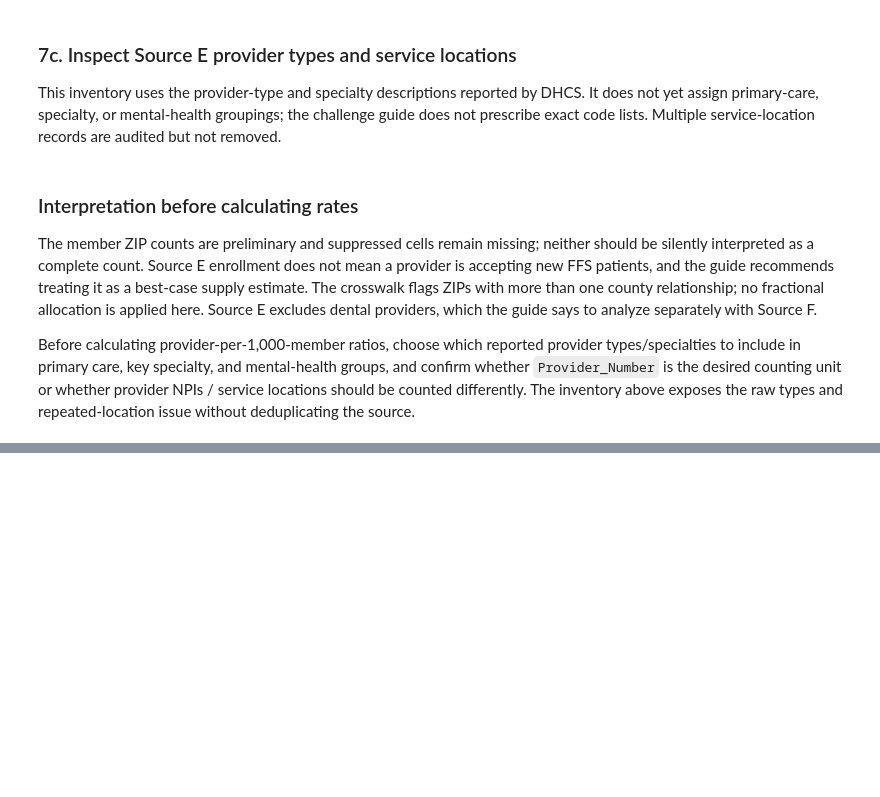
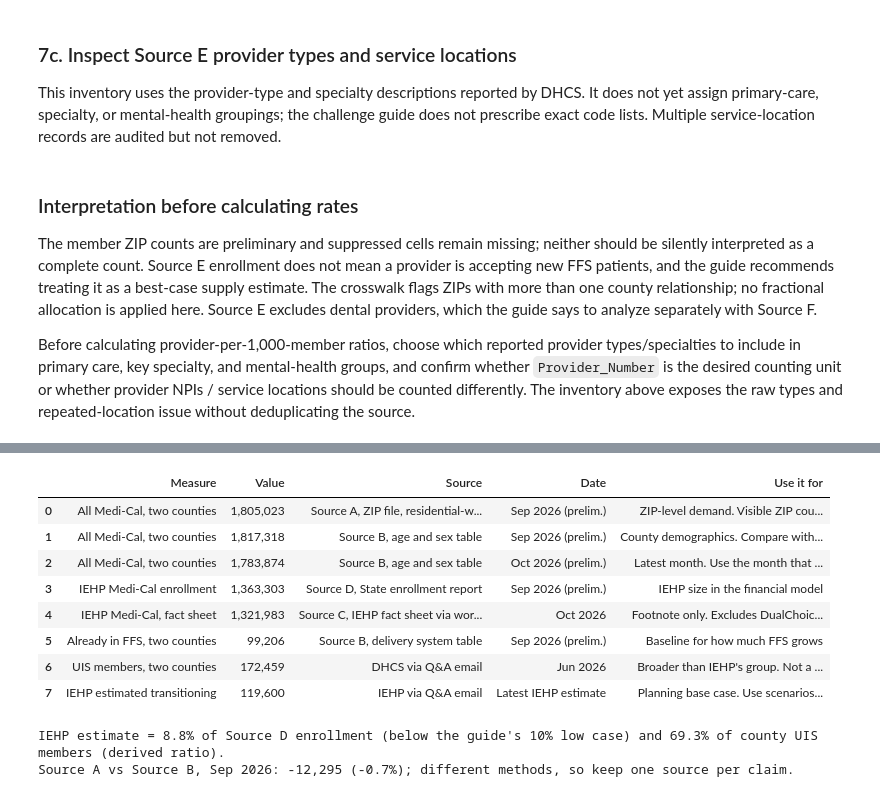
Before and after one commit to doom-boy/IEHP-CEO-Competition, a Jupyter notebook: source_e_analysis.ipynb, the cells around one changed output, grey strips where cells are left out. Drawn from its saved outputs; the diff is of its cells as text; code cells hidden in the pictures; blank space fills up the shorter version.

```diff
--- a/source_e_analysis.ipynb
+++ b/source_e_analysis.ipynb
@@ -432,0 +769,67 @@ Before calculating provider-per-1,000-member ratios, choose which reported provi
+# %%
+import openpyxl
+
+wb = openpyxl.load_workbook(root / "docs/supplementary/student-guide-financial-impacts-modeling.xlsx", data_only=True)
+seg, fin = wb["Segment & Cost Scenarios"], wb["Financial Impact Estimate"]
+fact_sheet_medical, iehp_all_lines = seg["B11"].value, fin["B9"].value
+fixed_pmpm = seg["B55"].value * seg["B59"].value   # operating cost PMPM x fixed share (assumption)
+
+# Source A, residential-weighted to the two counties (same method as the Source A notebook)
+a_zip = xw[xw["County"].notna()].merge(members.rename("n").reset_index(), on="ZIP", how="inner").dropna(subset=["n"])
+source_a_weighted = (a_zip["n"] * a_zip["res_ratio"]).sum()
+
+# Source B: Sept and Oct 2026 certified eligibles, and FFS members
+b_dir = root / "data/demand-side/B-medical-eligibles-by-demographics"
+b_age = pd.read_csv(b_dir / "by-age-group-and-sex-certified-eligibles.csv", dtype="string", encoding="utf-8-sig", keep_default_na=False)
+b_age = b_age[b_age["County"].isin(UIS_JUNE_2026) & b_age["Gender"].isin(["Female", "Male"]) & ~b_age["Age Group"].eq("STATEWIDE")]
+b_age["N"] = to_num(b_age["Total Eligibles"])
+source_b = b_age.groupby("Month of Eligibility")["N"].sum()
+b_plan = pd.read_csv(b_dir / "by-delivery-system-and-plan-certified-eligibles.csv", dtype="string", encoding="utf-8-sig", keep_default_na=False)
+b_plan = b_plan[b_plan["County"].isin(UIS_JUNE_2026) & b_plan["Month of Eligibility"].eq(REPORT_MONTH)]
+ffs_members = int(to_num(b_plan.loc[b_plan["Health Plan"].eq("Fee-for-Service"), "Total Eligibles"]).sum())
+
+uis_two_counties = sum(UIS_JUNE_2026.values())
+recon = pd.DataFrame([
+    ("All Medi-Cal, two counties", source_a_weighted, "Source A, ZIP file, residential-weighted", "Sep 2026 (prelim.)", "ZIP-level demand. Visible ZIP counts only, may understate"),
+    ("All Medi-Cal, two counties", source_b[REPORT_MONTH], "Source B, age and sex table", "Sep 2026 (prelim.)", "County demographics. Compare with Source A, not with IEHP"),
+    ("All Medi-Cal, two counties", source_b["2026-10"], "Source B, age and sex table", "Oct 2026 (prelim.)", "Latest month. Use the month that matches your other numbers"),
+    ("IEHP Medi-Cal enrollment", source_d_total, "Source D, State enrollment report", "Sep 2026 (prelim.)", "IEHP size in the financial model"),
+    ("IEHP Medi-Cal, fact sheet", fact_sheet_medical, "Source C, IEHP fact sheet via workbook", "Oct 2026", "Footnote only. Excludes DualChoice, which likely explains the gap to Source D"),
+    ("Already in FFS, two counties", ffs_members, "Source B, delivery system table", "Sep 2026 (prelim.)", "Baseline for how much FFS grows"),
+    ("UIS members, two counties", uis_two_counties, "DHCS via Q&A email", "Jun 2026", "Broader than IEHP's group. Not a January count"),
+    ("IEHP estimated transitioning", IEHP_TRANSITION_EST, "IEHP via Q&A email", "Latest IEHP estimate", "Planning base case. Use scenarios around it"),
+], columns=["Measure", "Value", "Source", "Date", "Use it for"])
+recon["Value"] = recon["Value"].round(0).astype(int)
+recon.to_csv(ACCESS_OUT / "number_reconciliation.csv", index=False)
+display(recon.assign(Value=recon["Value"].map("{:,}".format)))
+print(f"IEHP estimate = {IEHP_TRANSITION_EST / source_d_total:.1%} of Source D enrollment (below the guide's 10% low case) "
+      f"and {IEHP_TRANSITION_EST / uis_two_counties:.1%} of county UIS members (derived ratio).")
+print(f"Source A vs Source B, Sep 2026: {source_a_weighted - source_b[REPORT_MONTH]:+,.0f} "
+      f"({source_a_weighted / source_b[REPORT_MONTH] - 1:+.1%}); different methods, so keep one source per claim.")
+
+n_ranked, n_nopcp = len(ranked), int(ranked["PCPs"].eq(0).sum())
+total_pcps = int(access["PCP core"].sum())
+baseline = pd.DataFrame([
+    ("IEHP Medi-Cal enrollment", f"{source_d_total:,}", "Source D, Sep 2026", "Finance lead", "Monthly vs this baseline; investigate a drop beyond what the 119,600 estimate explains"),
+    ("Members already in FFS, two counties", f"{ffs_members:,}", "Source B, Sep 2026", "Finance lead", "Expect a step up in January; track against 119,600"),
+    ("Listed FFS core PCPs per 1,000 Medi-Cal members", f"{total_pcps / access['Medi-Cal members'].sum() * 1000:.2f}", "Sources A and E", "Provider network lead", "Rise in priority ZIPs after outreach"),
+    ("Ranked ZIPs with no listed core PCP", f"{n_nopcp} of {n_ranked}", "Sources A and E", "Provider network lead", "Fall as providers enroll; recheck monthly"),
+    ("Fixed operating cost per member per month", f"${fixed_pmpm:.2f}", "Workbook, 60% fixed share (assumption)", "Chief Financial Officer", "Team stoplight: yellow above +5%, red above +10%"),
+    ("Members with a verified FFS provider or appointment in 30 days", "IEHP to set", "IEHP data", "Care management lead", "Target set by IEHP before Jan 1"),
+    ("Medication and referral continuity rate", "IEHP to set", "IEHP data", "Care management lead", "Target set by IEHP before Jan 1"),
+    ("Emergency visits after transition", "IEHP to set", "IEHP data", "Care management lead", "Compare with the same members before the move"),
+], columns=["Metric", "Baseline", "Source", "Proposed owner (role)", "Proposed check"])
+baseline.to_csv(ACCESS_OUT / "monitoring_baseline.csv", index=False)
+baseline
+# %% [output]
+|  | Measure | Value | Source | Date | Use it for |
+| 0 | All Medi-Cal, two counties | 1,805,023 | Source A, ZIP file, residential-w... | Sep 2026 (prelim.) | ZIP-level demand. Visible ZIP cou... |
+| 1 | All Medi-Cal, two counties | 1,817,318 | Source B, age and sex table | Sep 2026 (prelim.) | County demographics. Compare with... |
+| 2 | All Medi-Cal, two counties | 1,783,874 | Source B, age and sex table | Oct 2026 (prelim.) | Latest month. Use the month that ... |
+| 3 | IEHP Medi-Cal enrollment | 1,363,303 | Source D, State enrollment report | Sep 2026 (prelim.) | IEHP size in the financial model |
+| 4 | IEHP Medi-Cal, fact sheet | 1,321,983 | Source C, IEHP fact sheet via wor... | Oct 2026 | Footnote only. Excludes DualChoic... |
+| 5 | Already in FFS, two counties | 99,206 | Source B, delivery system table | Sep 2026 (prelim.) | Baseline for how much FFS grows |
+| 6 | UIS members, two counties | 172,459 | DHCS via Q&A email | Jun 2026 | Broader than IEHP's group. Not a ... |
+| 7 | IEHP estimated transitioning | 119,600 | IEHP via Q&A email | Latest IEHP estimate | Planning base case. Use scenarios... |
+IEHP estimate = 8.8% of Source D enrollment (below the guide's 10% low case) and 69.3% of county UIS members (derived ratio).
+Source A vs Source B, Sep 2026: -12,295 (-0.7%); different methods, so keep one source per claim.
```
Also changed, not shown: parts of 10 cells of this notebook, 18 other files.
